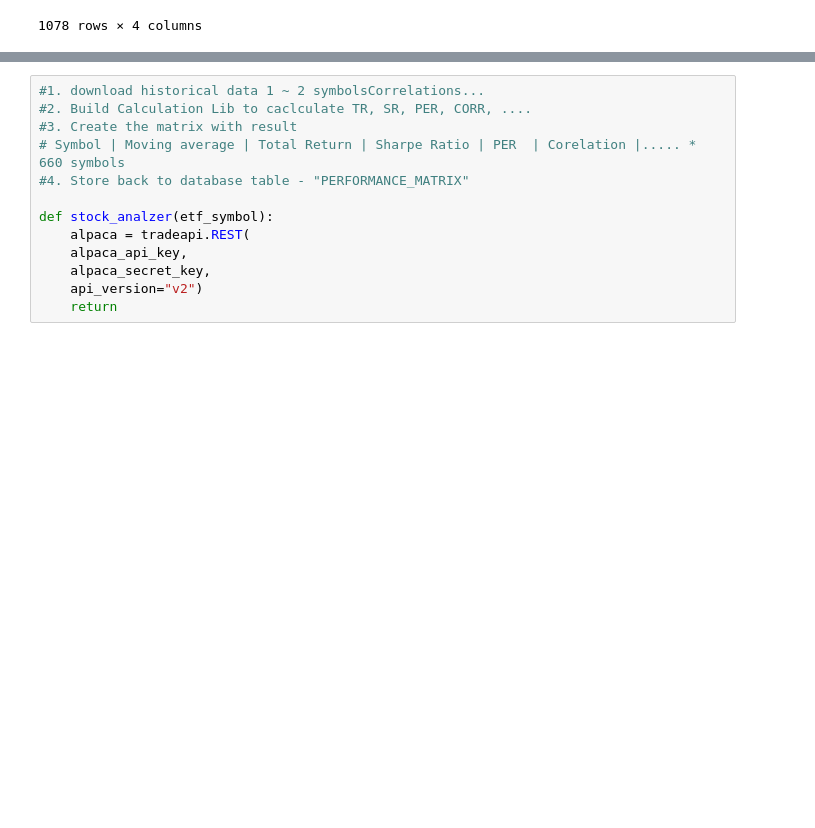
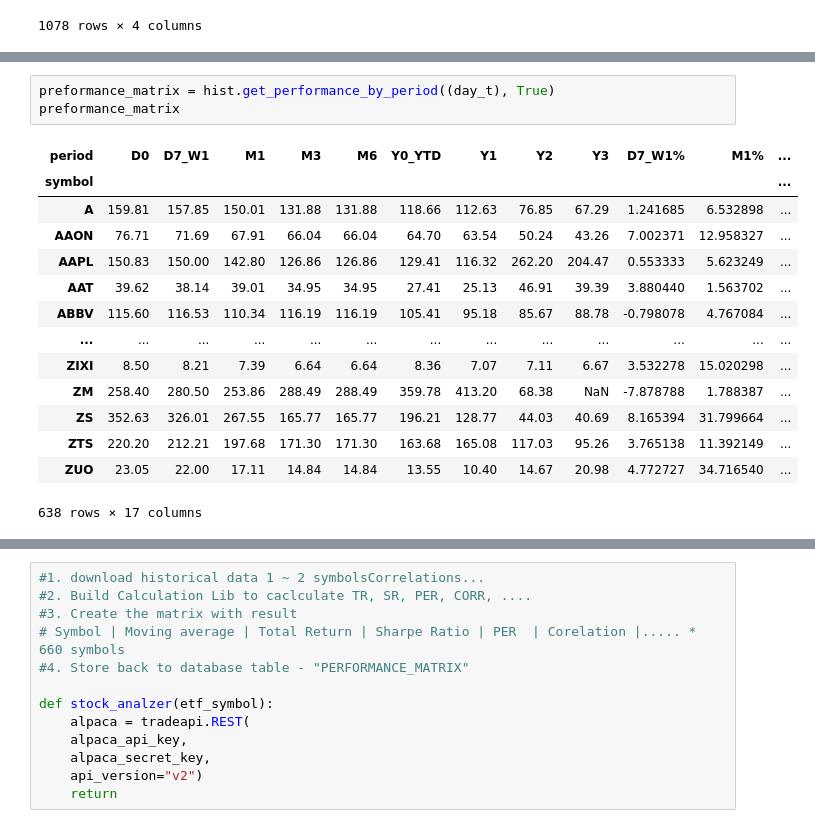
Before and after one commit to mingluuu/ETF_Portfolio_Top_Performers, a Jupyter notebook: ETF_analyzer_POC.ipynb, the cells around one changed output, grey strips where cells are left out. Drawn from its saved outputs; the diff is of its cells as text; blank space fills up the shorter version.

```diff
--- a/ETF_analyzer_POC.ipynb
+++ b/ETF_analyzer_POC.ipynb
@@ -148,0 +152,18 @@ P/E ratio
+# %%
+preformance_matrix = hist.get_performance_by_period((day_t), True)
+preformance_matrix
+# %% [output]
+| period | D0 | D7_W1 | M1 | M3 | M6 | Y0_YTD | Y1 | Y2 | Y3 | D7_W1% | M1% | ... |
+| symbol |  |  |  |  |  |  |  |  |  |  |  | ... |
+| A | 159.81 | 157.85 | 150.01 | 131.88 | 131.88 | 118.66 | 112.63 | 76.85 | 67.29 | 1.241685 | 6.532898 | ... |
+| AAON | 76.71 | 71.69 | 67.91 | 66.04 | 66.04 | 64.70 | 63.54 | 50.24 | 43.26 | 7.002371 | 12.958327 | ... |
+| AAPL | 150.83 | 150.00 | 142.80 | 126.86 | 126.86 | 129.41 | 116.32 | 262.20 | 204.47 | 0.553333 | 5.623249 | ... |
+| AAT | 39.62 | 38.14 | 39.01 | 34.95 | 34.95 | 27.41 | 25.13 | 46.91 | 39.39 | 3.880440 | 1.563702 | ... |
+| ABBV | 115.60 | 116.53 | 110.34 | 116.19 | 116.19 | 105.41 | 95.18 | 85.67 | 88.78 | -0.798078 | 4.767084 | ... |
+| ... | ... | ... | ... | ... | ... | ... | ... | ... | ... | ... | ... | ... |
+| ZIXI | 8.50 | 8.21 | 7.39 | 6.64 | 6.64 | 8.36 | 7.07 | 7.11 | 6.67 | 3.532278 | 15.020298 | ... |
+| ZM | 258.40 | 280.50 | 253.86 | 288.49 | 288.49 | 359.78 | 413.20 | 68.38 | NaN | -7.878788 | 1.788387 | ... |
+| ZS | 352.63 | 326.01 | 267.55 | 165.77 | 165.77 | 196.21 | 128.77 | 44.03 | 40.69 | 8.165394 | 31.799664 | ... |
+| ZTS | 220.20 | 212.21 | 197.68 | 171.30 | 171.30 | 163.68 | 165.08 | 117.03 | 95.26 | 3.765138 | 11.392149 | ... |
+| ZUO | 23.05 | 22.00 | 17.11 | 14.84 | 14.84 | 13.55 | 10.40 | 14.67 | 20.98 | 4.772727 | 34.716540 | ... |
+638 rows × 17 columns
```
Also changed, not shown: parts of 16 cells of this notebook, 3 other files.
